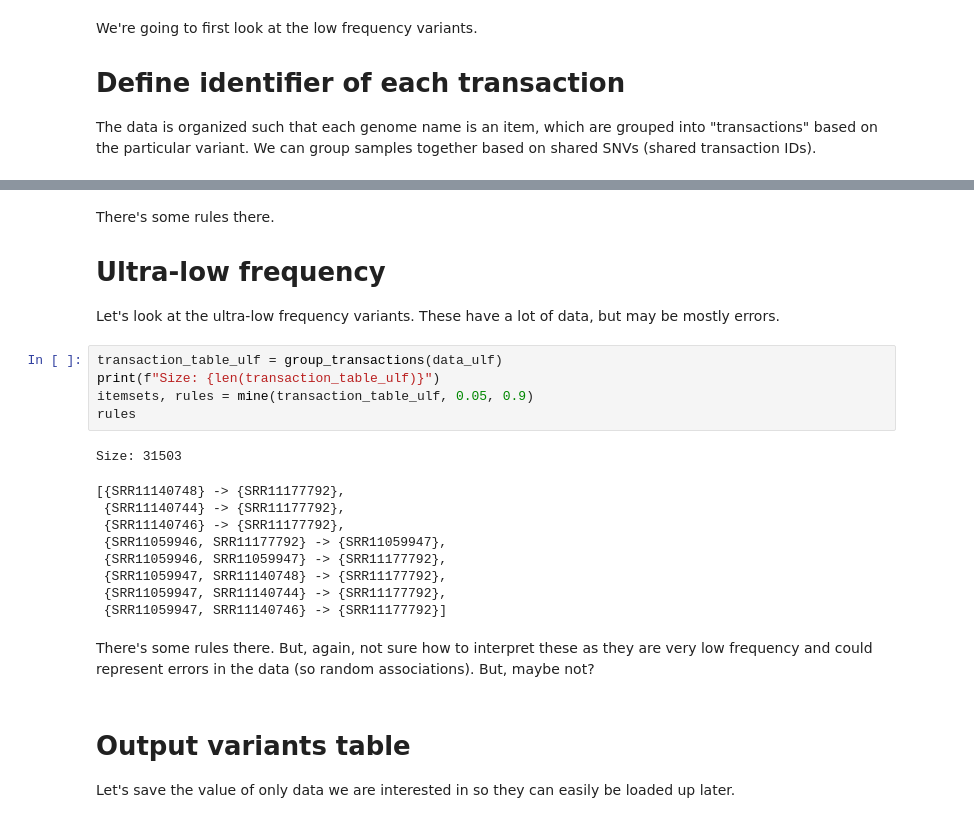
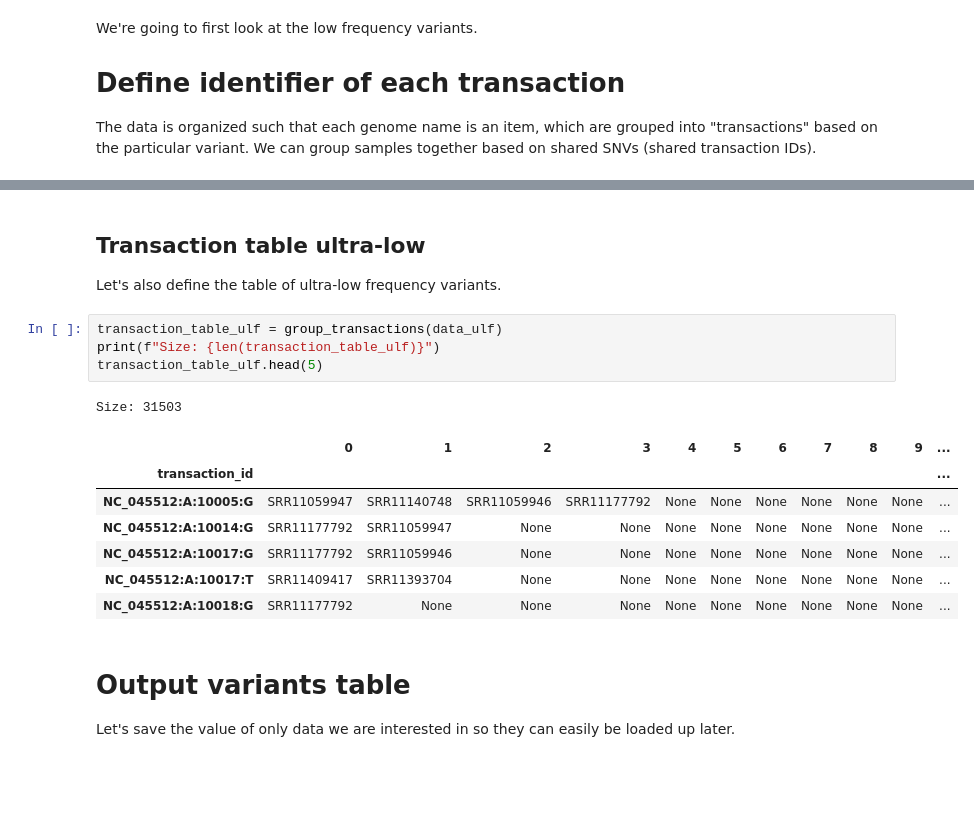
Before and after one commit to apetkau/comp7944-project, a Jupyter notebook: data/snv-data/for_use/snv-extract-transactions.ipynb, the cells around one changed output, grey strips where cells are left out. Drawn from its saved outputs; the diff is of its cells as text; blank space fills up the shorter version.

```diff
--- a/data/snv-data/for_use/snv-extract-transactions.ipynb
+++ b/data/snv-data/for_use/snv-extract-transactions.ipynb
@@ -127,26 +97,20 @@ rules
-# %% [markdown]
-There's some rules there.
-
-# Ultra-low frequency
-
-Let's look at the ultra-low frequency variants. These have a lot of data, but may be mostly errors.
+# %% [markdown]
+## Transaction table ultra-low
+
+Let's also define the table of ultra-low frequency variants.
 # %%
 transaction_table_ulf = group_transactions(data_ulf)
 print(f"Size: {len(transaction_table_ulf)}")
-itemsets, rules = mine(transaction_table_ulf, 0.05, 0.9)
-rules
+transaction_table_ulf.head(5)
 # %% [output]
 Size: 31503
-[{SRR11140748} -> {SRR11177792},
- {SRR11140744} -> {SRR11177792},
- {SRR11140746} -> {SRR11177792},
- {SRR11059946, SRR11177792} -> {SRR11059947},
- {SRR11059946, SRR11059947} -> {SRR11177792},
- {SRR11059947, SRR11140748} -> {SRR11177792},
- {SRR11059947, SRR11140744} -> {SRR11177792},
- {SRR11059947, SRR11140746} -> {SRR11177792}]
+|  | 0 | 1 | 2 | 3 | 4 | 5 | 6 | 7 | 8 | 9 | ... |
+| transaction_id |  |  |  |  |  |  |  |  |  |  | ... |
+| NC_045512:A:10005:G | SRR11059947 | SRR11140748 | SRR11059946 | SRR11177792 | None | None | None | None | None | None | ... |
+| NC_045512:A:10014:G | SRR11177792 | SRR11059947 | None | None | None | None | None | None | None | None | ... |
+| NC_045512:A:10017:G | SRR11177792 | SRR11059946 | None | None | None | None | None | None | None | None | ... |
+| NC_045512:A:10017:T | SRR11409417 | SRR11393704 | None | None | None | None | None | None | None | None | ... |
+| NC_045512:A:10018:G | SRR11177792 | None | None | None | None | None | None | None | None | None | ... |
-# %% [markdown]
-There's some rules there. But, again, not sure how to interpret these as they are very low frequency and could represent errors in the data (so random associations). But, maybe not?
 # %% [markdown]
 # Output variants table
 
```
Also changed, not shown: parts of 7 cells of this notebook, 2 other files.
